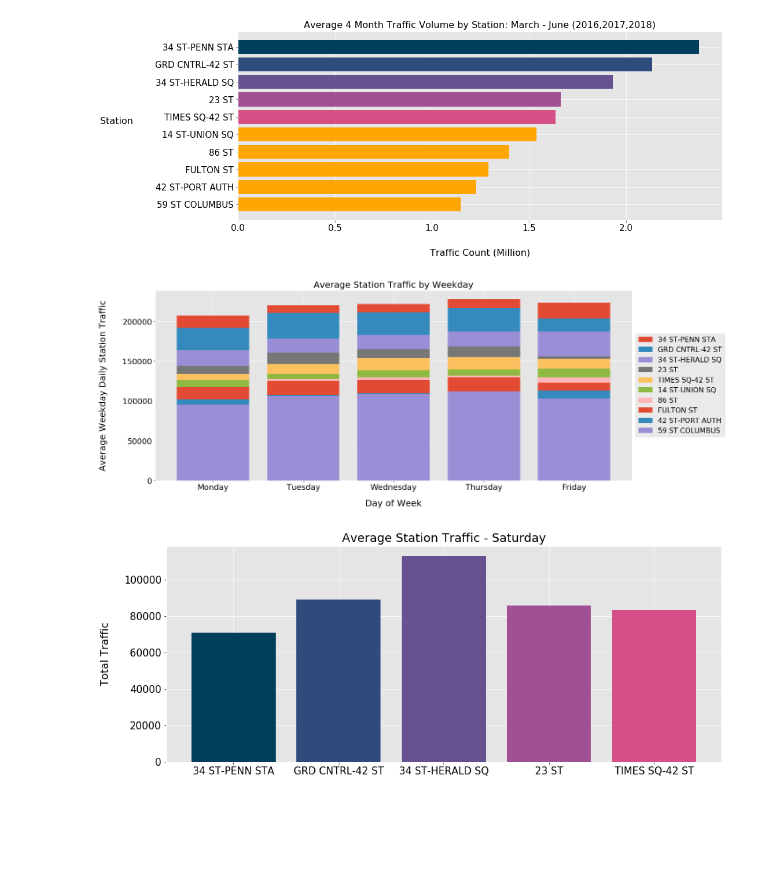
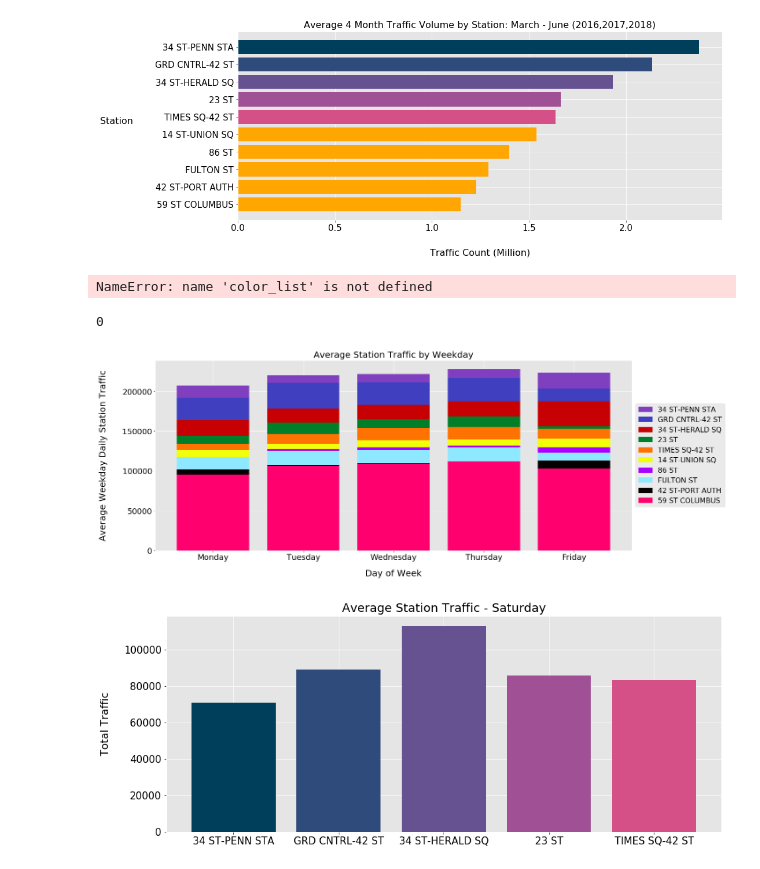
Before and after one commit to MohammadBakir/Project-Benson, a Jupyter notebook: Project Benson.ipynb, the cells around one changed output. Saved outputs shown, nothing was run; the diff lists cells and outputs as text; code cells hidden in the pictures; blank space fills up the shorter version.

Commit message:
Updated Graphs

```diff
--- a/Project Benson.ipynb
+++ b/Project Benson.ipynb
@@ -255,32 +255,41 @@ plt.savefig('Average4MonthAllTime.svg')
 plt.savefig('Average4MonthAllTime.jpg')
 # %% [output]
 [figure]
+# %%
+colorlist[0]
+# %% [output]
+NameError: name 'color_list' is not defined
+# %%
+top10_sum.index('34 ST-PENN STA')
+# %% [output]
+0
 # %%
 # for each station, plot the traffic by weekday
 weekday_list = ['','Monday','Tuesday','Wednesday', 'Thursday', 'Friday']
+colorlist_bar = ['#7F3FBF','#3F3FBF','#C60003','#007F28','#FD7201','#F2FF0A','#aa00ff','#8EE8FF','#050002','#ff006e']
 fig = plt.figure(figsize = (15, 6))
 
 x = average_weekday_total_top_10_stations.DOW.unique()
 axes = fig.add_axes([0, 0, 1, 1])
 
 for station in top10_sum:
     y = average_weekday_total_top_10_stations[average_weekday_total_top_10_stations['STATION'] == station]['TOTAL_TRAFFIC']
-    axes.bar(x, y, label = station)
+    axes.bar(x, y, label = station, color = colorlist_bar[top10_sum.index(station)] )
 
 
 axes.set_xlabel('Day of Week', fontsize = 20,color='black')
 axes.set_ylabel('Average Weekday Daily Station Traffic', fontsize = 20,color='black')
 axes.set_title('Average Station Traffic by Weekday', fontsize = 20, color='black')
 axes.set_xticklabels(weekday_list,rotation=0, fontsize = 18, color='black')
 
 axes.yaxis.set_label_coords(-.1,.5)
 axes.xaxis.set_label_coords(.5,-0.1)
 axes.legend(fontsize=16, loc='center left', bbox_to_anchor=(1, 0.5));
 axes.tick_params(colors = 'black',labelsize=18)
 plt.savefig('AverageTrafficWeekday.svg')
 plt.savefig('AverageTrafficWeekday.jpg')
 # %% [output]
-[figure, old version]
+[figure, new version]
 # %%
 #Identified top 10 stations by volume of turnstile entries and exits
 #Source for reference -> https://matplotlib.org/gallery/lines_bars_and_markers/barh.html
```
Also changed, not shown: parts of 2 cells of this notebook, 11 other files.
